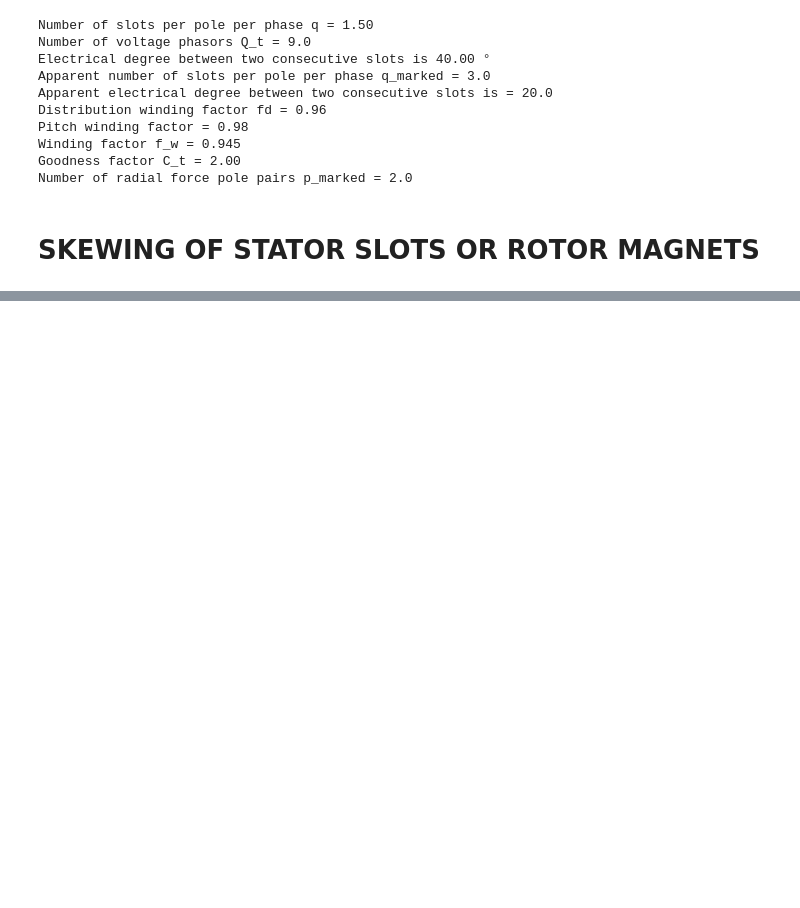
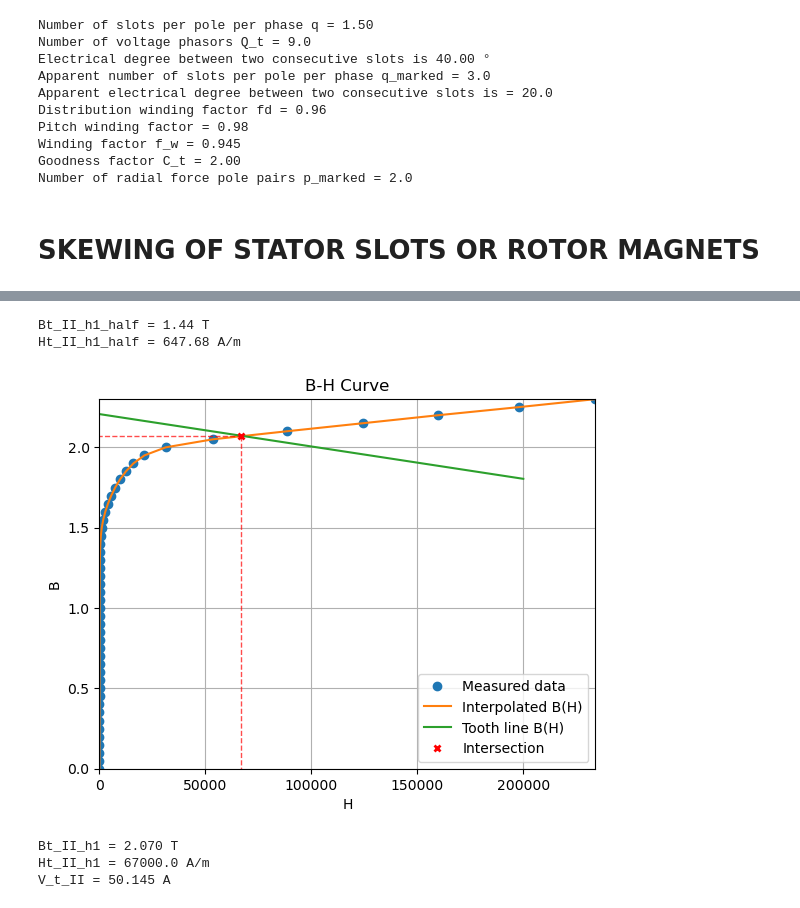
Before and after one commit to rkleva/SMPM-Design, a Jupyter notebook: design_example.ipynb, the cells around one changed output, grey strips where cells are left out. Cells and saved outputs as stored; diff of their text form; code cells hidden in the pictures; blank space fills up the shorter version.

```diff
--- a/design_example.ipynb
+++ b/design_example.ipynb
@@ -174,0 +399,61 @@ Total are of the slot S_slot = 347.5538833214861 mm^2
+# %%
+#Section II
+#Section II is split in three locations and then MMF drop is approximated using Simpson formula
+from typing import Any
+# y = 0
+Bt_II_0 = Bt_I
+Ht_II_0 = H_t_I
+# y = h1 / 2
+bt_II_h1_half = (bt_I + bt)*0.5
+Bt_II_h1_half_marked = B_delta_m_corr*tau_s/(k_fe*bt_II_h1_half)
+if not (Bt_II_h1_half_marked < 1.8):
+    raise ValueError("A graph method needs to be performed")
+Bt_II_h1_half = Bt_II_h1_half_marked
+Ht_II_h1_half = H_from_B(Bt_II_h1_half)
+print(f"Bt_II_h1_half = {Bt_II_h1_half:.2f} T")
+print(f"Ht_II_h1_half = {Ht_II_h1_half:.2f} A/m")
+# y = h1
+bt_II_h1 = bt
+Bt_II_h1_marked = B_delta_m_corr*tau_s/(k_fe*bt_II_h1)
+Bt_II_h1 = Any
+Ht_II_h1 = Any
+if not (Bt_II_h1_marked < 1.8):
+
+    H_t = np.linspace(0,200000, 1000)
+    B_t_marked_plot = np.full(len(H_t), Bt_II_h1_marked)
+    B_t = B_t_marked_plot - k_t*mi_0*H_t
+    plt.figure()
+    plt.plot(H, B, 'o', label='Measured data')
+    plt.plot(H, B_from_H(H), '-', label='Interpolated B(H)')
+    plt.plot(H_t, B_t, '-', label='Tooth line B(H)')
+    # Mark the intersection point with X marker
+    H_intersection = 67000
+    B_intersection = 2.07
+    plt.plot(H_intersection, B_intersection, 'rx', markersize=5, markeredgewidth=2, label='Intersection')
+    # Draw dotted lines to axes
+    plt.plot([H_intersection, H_intersection], [plt.ylim()[0], B_intersection], 'r--', linewidth=1, alpha=0.7)
+    plt.plot([plt.xlim()[0], H_intersection], [B_intersection, B_intersection], 'r--', linewidth=1, alpha=0.7)
+
+    plt.xlim(0,max(H))
+    plt.ylim(0,max(B))
+    plt.xlabel("H")
+    plt.ylabel("B")
+    plt.title("B-H Curve")
+    plt.grid(True)
+    plt.legend()
+    plt.show()
+    Bt_II_h1 = B_intersection
+    Ht_II_h1 = H_intersection
+
+print(f"Bt_II_h1 = {Bt_II_h1:.3f} T")
+print(f"Ht_II_h1 = {Ht_II_h1:.1f} A/m")
+
+V_t_II = (h1/6)*(Ht_II_0 + 4 * Ht_II_h1_half + Ht_II_h1)
+print(f"V_t_II = {V_t_II:.3f} A")
+# %% [output]
+Bt_II_h1_half = 1.44 T
+Ht_II_h1_half = 647.68 A/m
+[figure, added]
+Bt_II_h1 = 2.070 T
+Ht_II_h1 = 67000.0 A/m
+V_t_II = 50.145 A
```
Also changed, not shown: parts of 13 cells of this notebook.
